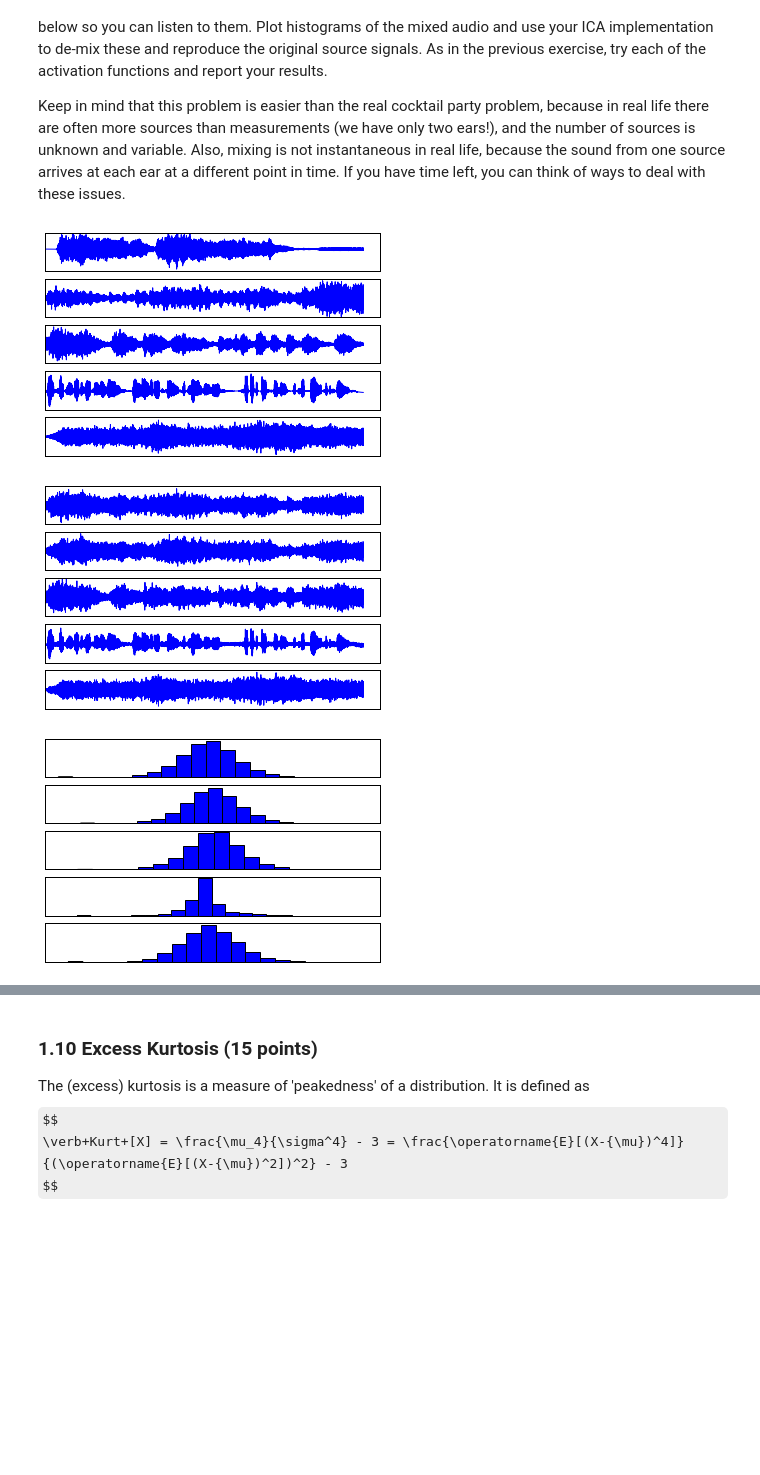
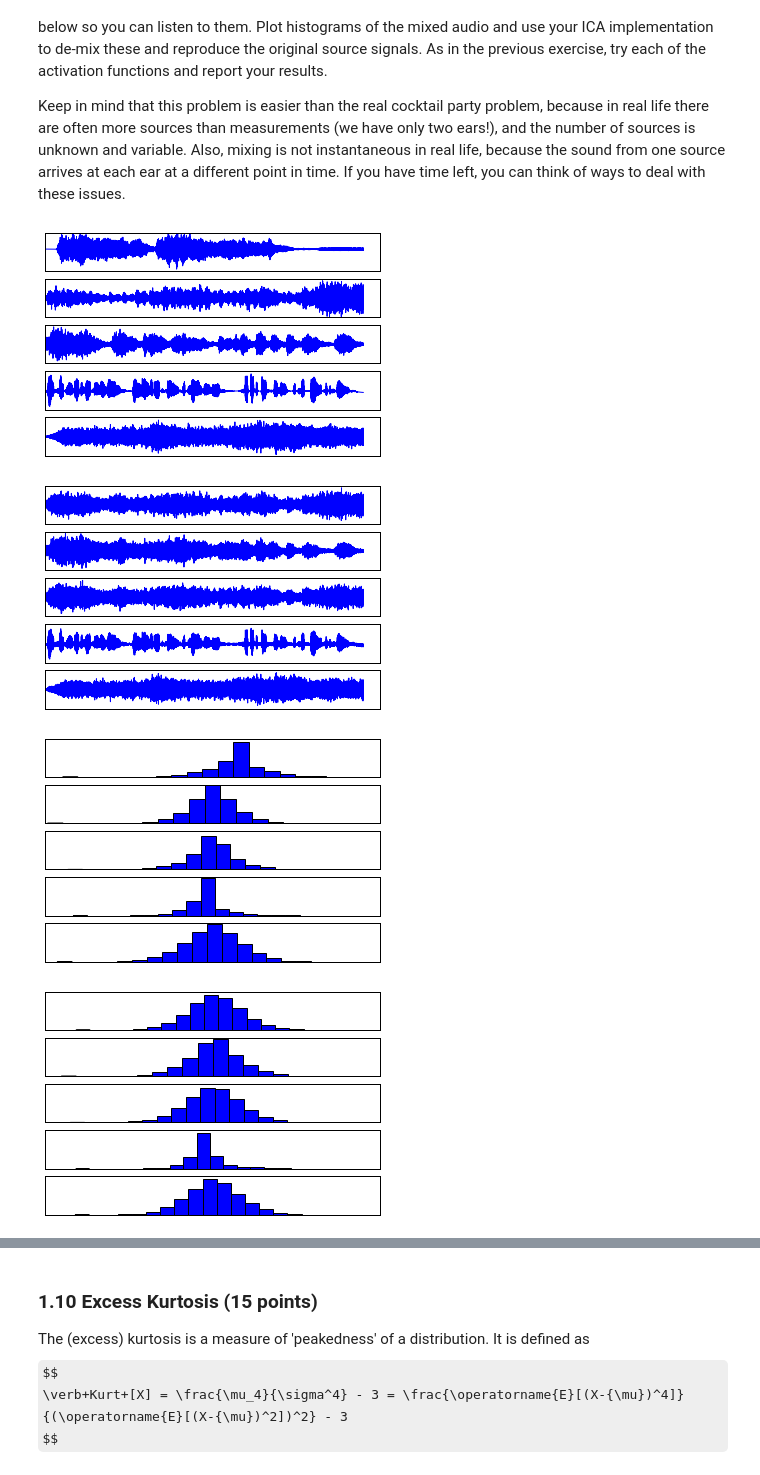
Before and after one commit to themko/ml2-lab1, a Jupyter notebook: lab1.ipynb, the cells around one changed output, grey strips where cells are left out. Drawn from its saved outputs; the diff is of its cells as text; code cells hidden in the pictures; some formulas as TeX source; blank space fills up the shorter version.

```diff
--- a/lab1.ipynb
+++ b/lab1.ipynb
@@ -398,33 +376,37 @@ def save_wav(data, out_file, rate):
 # %%
 # Load audio sources
 source_files = ['beet.wav', 'beet9.wav', 'beet92.wav', 'mike.wav', 'street.wav']
 wav_data = []
 sample_rate = None
 for f in source_files:
     sr, data = scipy.io.wavfile.read(f, mmap=False)
     if sample_rate is None:
         sample_rate = sr
     else:
         assert(sample_rate == sr)
     wav_data.append(data[:190000])  # cut off the last part so that all signals have same length; original length 190000
 
 # Create source and measurement data
 S_audio = np.c_[wav_data]
 A = random_nonsingular_matrix(d=S_audio.shape[0])
 X_audio = whiten (make_mixtures(S_audio, A))
+
+# Plots of signals and histograms
 plot_signals(S_audio)
 plot_signals(X_audio)
+plot_histograms(S_audio)
 plot_histograms(X_audio)
 
 # Saving
 save_wav(X_audio[0,:],"mix0.wav",16000)
 save_wav(X_audio[1,:],"mix1.wav",16000)
 save_wav(X_audio[2,:],"mix2.wav",16000)
 save_wav(X_audio[3,:],"mix3.wav",16000)
 save_wav(X_audio[4,:],"mix4.wav",16000)
 # %% [output]
 [figure]
-[figure, old version]
+[figure, new version]
-[figure, old version]
+[figure, new version]
+[figure, added]
 # %%
 ### 1.9 Audio demixing
```
Also changed, not shown: parts of 27 cells of this notebook, 1 other file.
